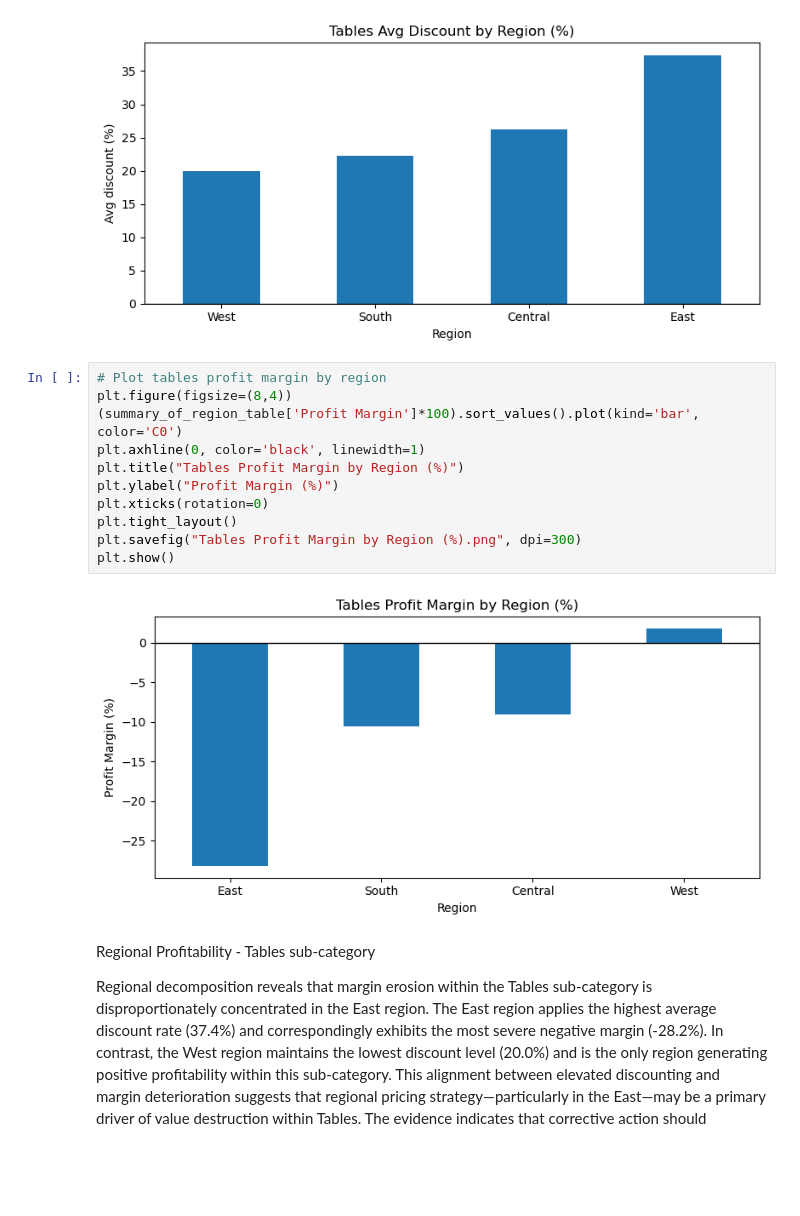
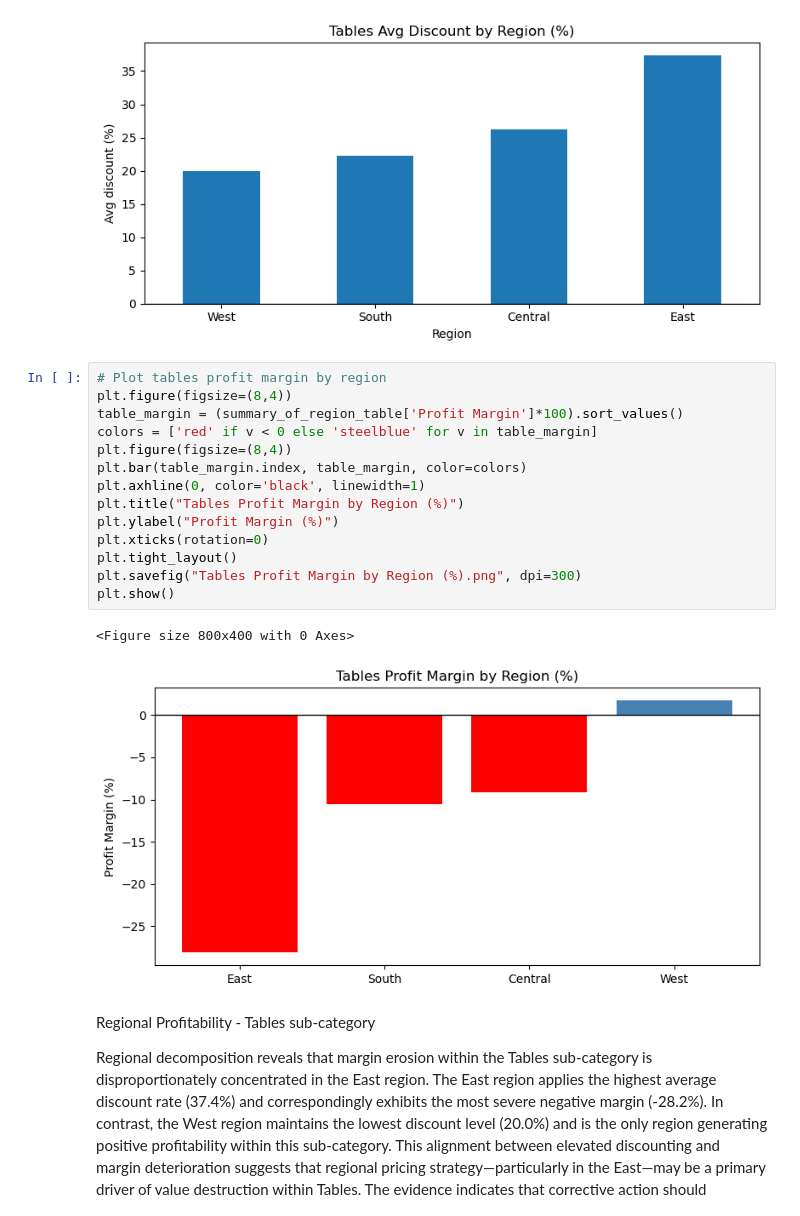
Before and after one commit to FatihaOkesola/superstore_sales_diagnostic, a Jupyter notebook: Superstore_Sales_project.ipynb, the cells around one changed output. Drawn from its saved outputs; the diff is of its cells as text; blank space fills up the shorter version.

Commit message:
Changed negative values to red

```diff
--- a/Superstore_Sales_project.ipynb
+++ b/Superstore_Sales_project.ipynb
@@ -458,16 +463,20 @@ plt.show()
 # %%
 # Plot tables profit margin by region
 plt.figure(figsize=(8,4))
-(summary_of_region_table['Profit Margin']*100).sort_values().plot(kind='bar', color='C0')
+table_margin = (summary_of_region_table['Profit Margin']*100).sort_values()
+colors = ['red' if v < 0 else 'steelblue' for v in table_margin]
+plt.figure(figsize=(8,4))
+plt.bar(table_margin.index, table_margin, color=colors)
 plt.axhline(0, color='black', linewidth=1)
 plt.title("Tables Profit Margin by Region (%)")
 plt.ylabel("Profit Margin (%)")
 plt.xticks(rotation=0)
 plt.tight_layout()
 plt.savefig("Tables Profit Margin by Region (%).png", dpi=300)
 plt.show()
 # %% [output]
+<Figure size 800x400 with 0 Axes>
-[figure, old version]
+[figure, new version]
 # %% [markdown]
 Regional Profitability - Tables sub-category
 
```
Also changed, not shown: parts of 5 cells of this notebook.
